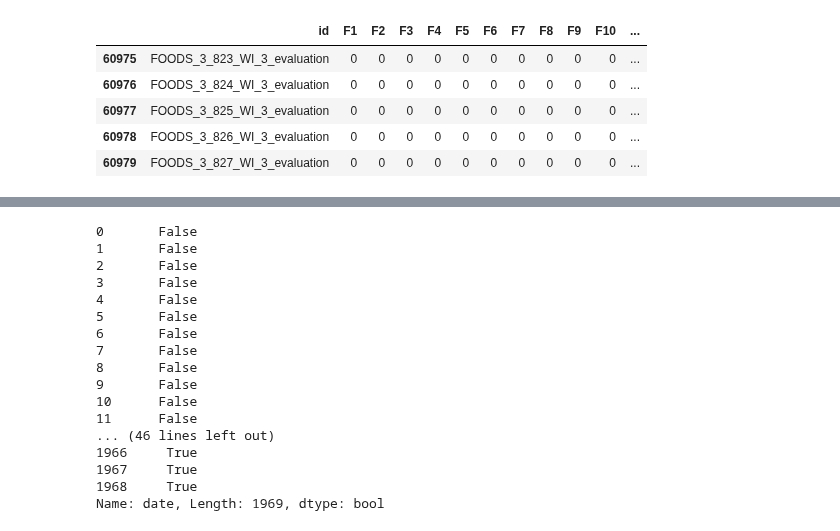
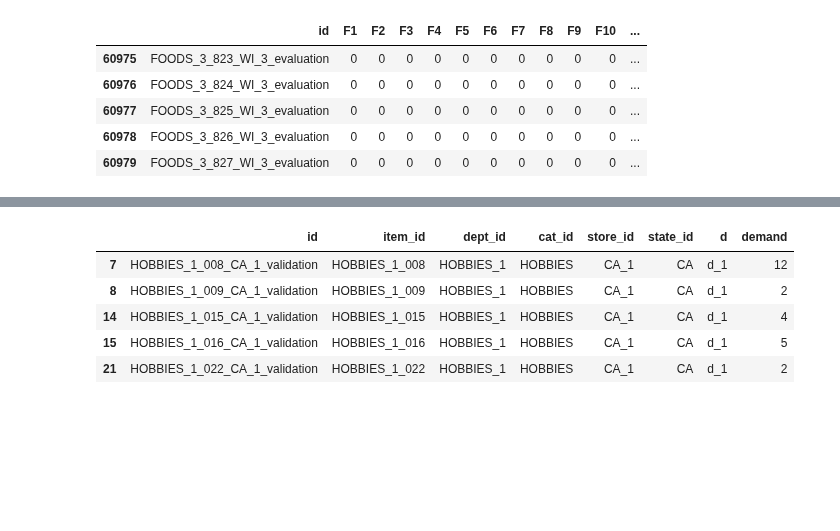
Before and after one commit to MitsuruFujiwara/M5-Forecasting-Accuracy, a Jupyter notebook: src/901_check_data.ipynb, the cells around one changed output, grey strips where cells are left out. Cells and saved outputs as stored; diff of their text form; code cells hidden in the pictures; blank space fills up the shorter version.

```diff
--- a/src/901_check_data.ipynb
+++ b/src/901_check_data.ipynb
@@ -70,20 +68,9 @@ df_calendar = loadpkl('../feats/calendar.pkl')
-# %%
-df_calendar.date > '2015-1-1'
-# %% [output]
-0       False
-1       False
-2       False
-3       False
-4       False
-5       False
-6       False
-7       False
-8       False
-9       False
-10      False
-11      False
-... (46 lines left out)
-1966     True
-1967     True
-1968     True
-Name: date, Length: 1969, dtype: bool
+# %%
+df_sales.head()
+# %% [output]
+|  | id | item_id | dept_id | cat_id | store_id | state_id | d | demand |
+| 7 | HOBBIES_1_008_CA_1_validation | HOBBIES_1_008 | HOBBIES_1 | HOBBIES | CA_1 | CA | d_1 | 12 |
+| 8 | HOBBIES_1_009_CA_1_validation | HOBBIES_1_009 | HOBBIES_1 | HOBBIES | CA_1 | CA | d_1 | 2 |
+| 14 | HOBBIES_1_015_CA_1_validation | HOBBIES_1_015 | HOBBIES_1 | HOBBIES | CA_1 | CA | d_1 | 4 |
+| 15 | HOBBIES_1_016_CA_1_validation | HOBBIES_1_016 | HOBBIES_1 | HOBBIES | CA_1 | CA | d_1 | 5 |
+| 21 | HOBBIES_1_022_CA_1_validation | HOBBIES_1_022 | HOBBIES_1 | HOBBIES | CA_1 | CA | d_1 | 2 |
```
Also changed, not shown: parts of 2 cells of this notebook, 10 other files.
